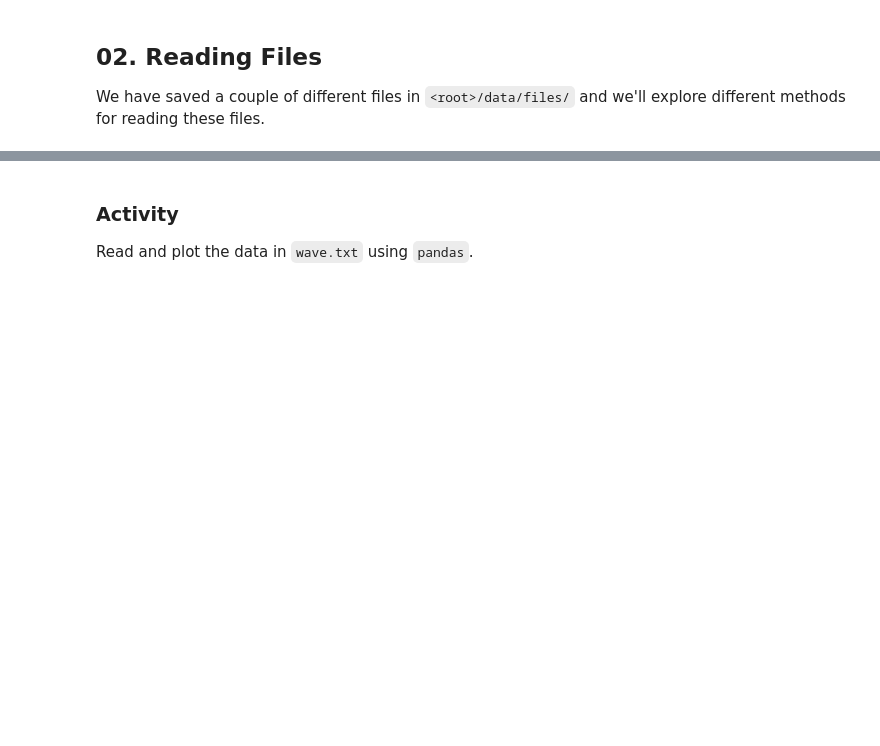
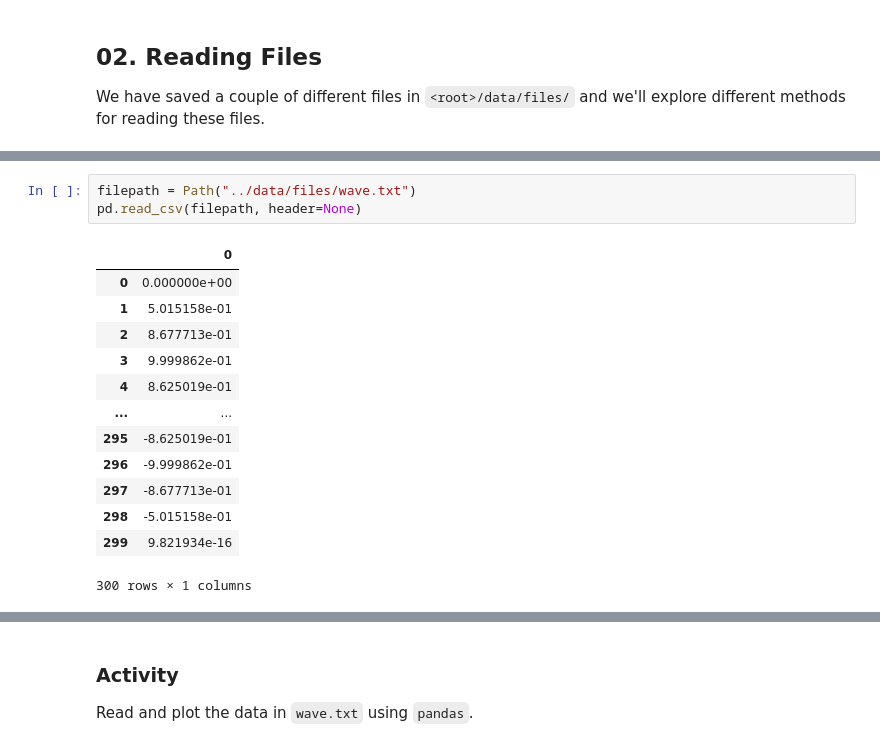
Before and after one commit to nextgenerationgraduatesprogram/nextgen2025-codingbootcamp-session05, a Jupyter notebook: notebooks/02-reading-and-writing-to-files.ipynb, the cells around one changed output, grey strips where cells are left out. Saved outputs shown, nothing was run; the diff lists cells and outputs as text; blank space fills up the shorter version.

```diff
--- a/notebooks/02-reading-and-writing-to-files.ipynb
+++ b/notebooks/02-reading-and-writing-to-files.ipynb
@@ -58,3 +118,20 @@ filepath = Path("../data/files/wave.png")
+# %%
+filepath = Path("../data/files/wave.txt")
+pd.read_csv(filepath, header=None)
+# %% [output]
+|  | 0 |
+| 0 | 0.000000e+00 |
+| 1 | 5.015158e-01 |
+| 2 | 8.677713e-01 |
+| 3 | 9.999862e-01 |
+| 4 | 8.625019e-01 |
+| ... | ... |
+| 295 | -8.625019e-01 |
+| 296 | -9.999862e-01 |
+| 297 | -8.677713e-01 |
+| 298 | -5.015158e-01 |
+| 299 | 9.821934e-16 |
+300 rows × 1 columns
 # %%
 # read the data in `wave.txt` by reading the text in the file
 
```
Also changed, not shown: parts of 6 cells of this notebook, 2 other files.
